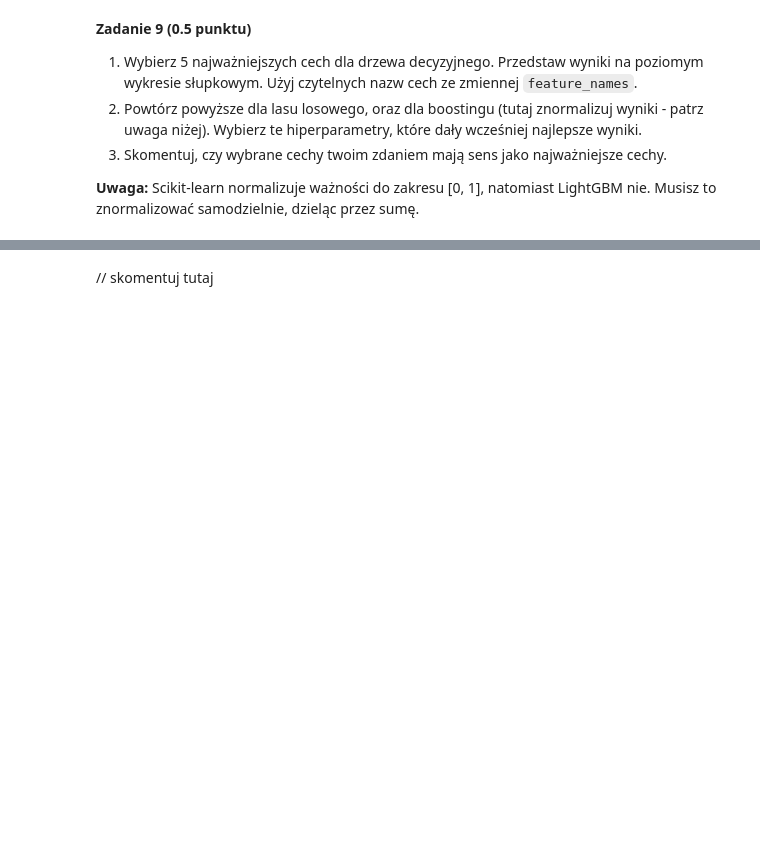
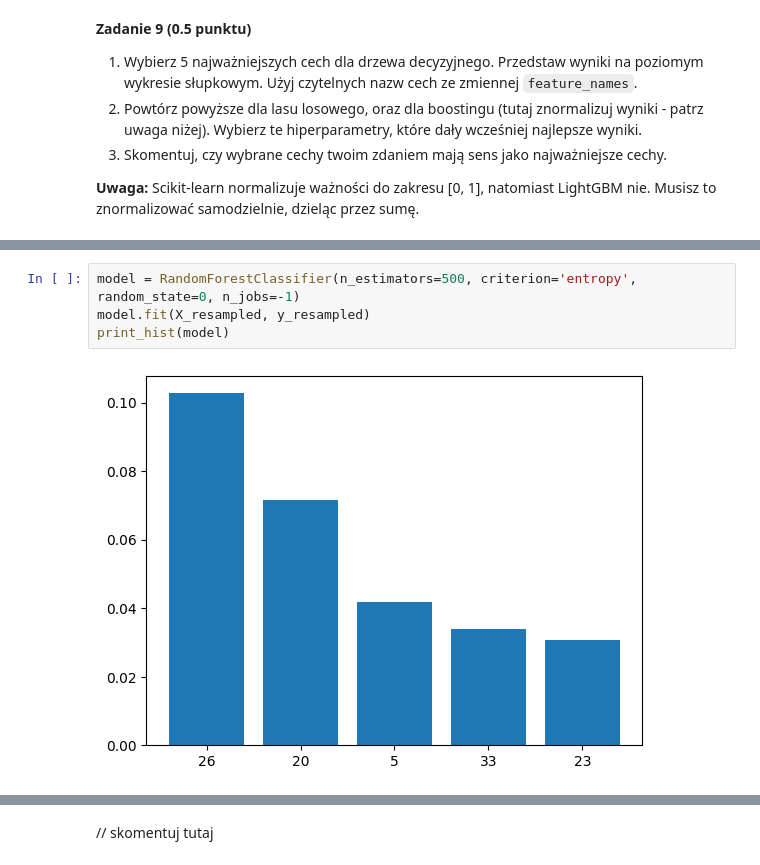
Before and after one commit to michal200292/Introduction-to-AI, a Jupyter notebook: lab2/lab_2.ipynb, the cells around one changed output, grey strips where cells are left out. Cells and saved outputs as stored; diff of their text form; blank space fills up the shorter version.

```diff
--- a/lab2/lab_2.ipynb
+++ b/lab2/lab_2.ipynb
@@ -470,0 +568,6 @@ Ze względu na powyższe, ważności cech normalizuje się często do zakresu [0
+# %%
+model = RandomForestClassifier(n_estimators=500, criterion='entropy', random_state=0, n_jobs=-1)
+model.fit(X_resampled, y_resampled)
+print_hist(model)
+# %% [output]
+[figure, added]
```
Also changed, not shown: parts of 17 cells of this notebook.
